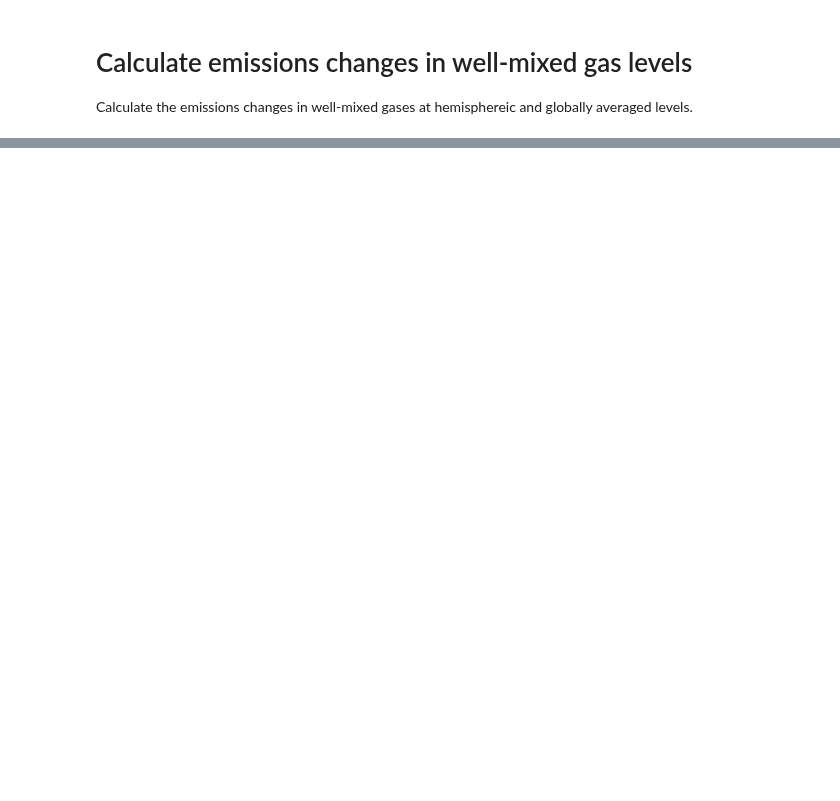
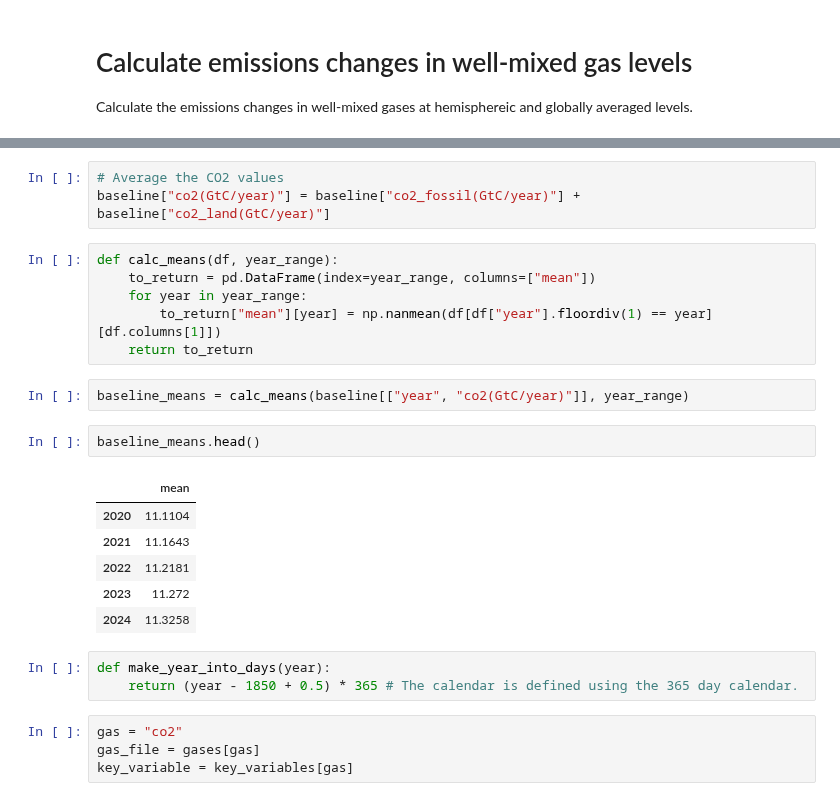
Before and after one commit to Rlamboll/modify_COVID19_netCDF_Emissions, a Jupyter notebook: calculations/WellMixedGHGCalc.ipynb, the cells around one changed output, grey strips where cells are left out. Cells and saved outputs as stored; diff of their text form; blank space fills up the shorter version.

```diff
--- a/calculations/WellMixedGHGCalc.ipynb
+++ b/calculations/WellMixedGHGCalc.ipynb
@@ -35,0 +63,27 @@ for fileind in range(len(files_to_global)):
+# %%
+# Average the CO2 values
+baseline["co2(GtC/year)"] = baseline["co2_fossil(GtC/year)"] + baseline["co2_land(GtC/year)"]
+# %%
+def calc_means(df, year_range):
+    to_return = pd.DataFrame(index=year_range, columns=["mean"])
+    for year in year_range:
+        to_return["mean"][year] = np.nanmean(df[df["year"].floordiv(1) == year][df.columns[1]])
+    return to_return
+# %%
+baseline_means = calc_means(baseline[["year", "co2(GtC/year)"]], year_range)
+# %%
+baseline_means.head()
+# %% [output]
+|  | mean |
+| 2020 | 11.1104 |
+| 2021 | 11.1643 |
+| 2022 | 11.2181 |
+| 2023 | 11.272 |
+| 2024 | 11.3258 |
+# %%
+def make_year_into_days(year):
+    return (year - 1850 + 0.5) * 365 # The calendar is defined using the 365 day calendar.
+# %%
+gas = "co2"
+gas_file = gases[gas]
+key_variable = key_variables[gas]
```
Also changed, not shown: parts of 11 cells of this notebook.
